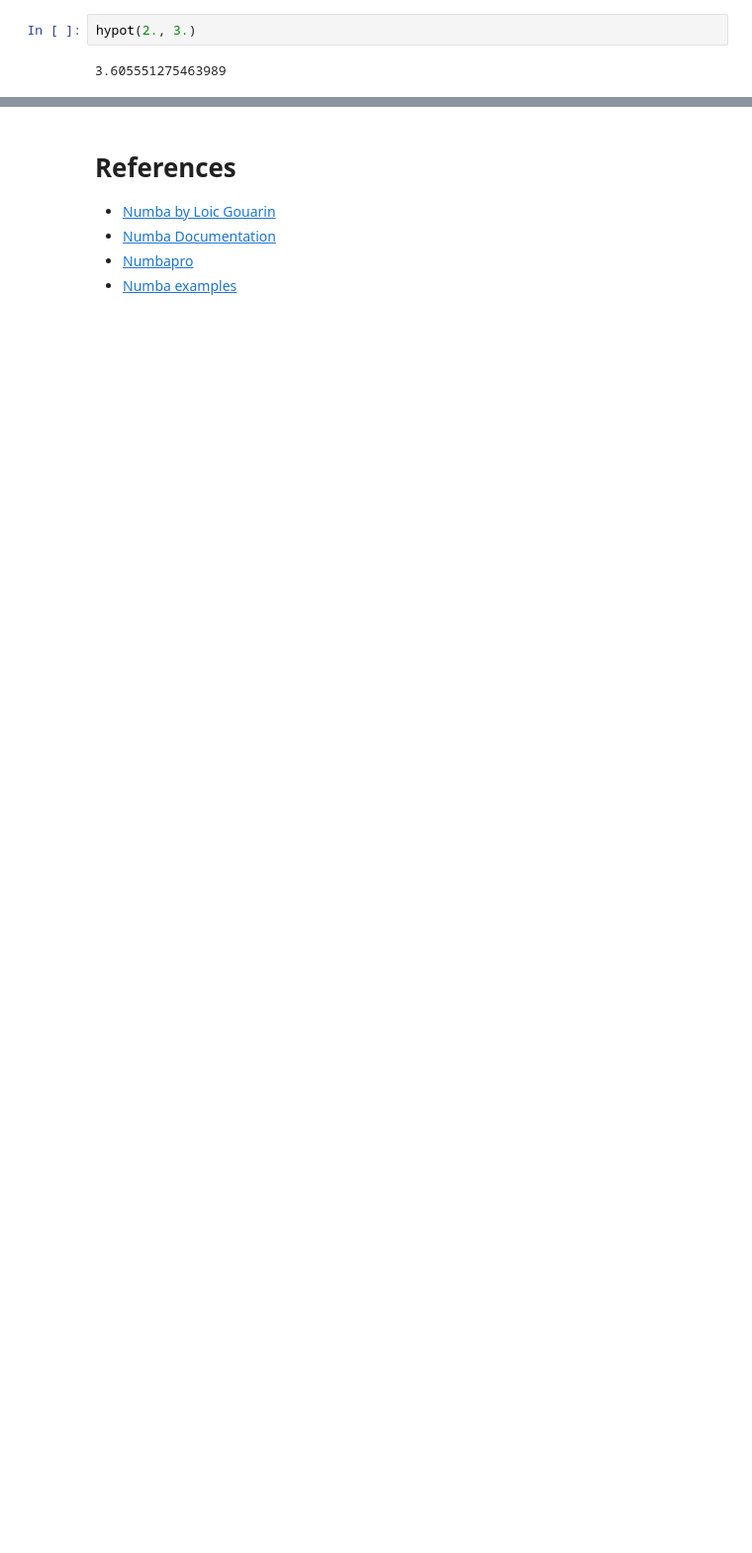
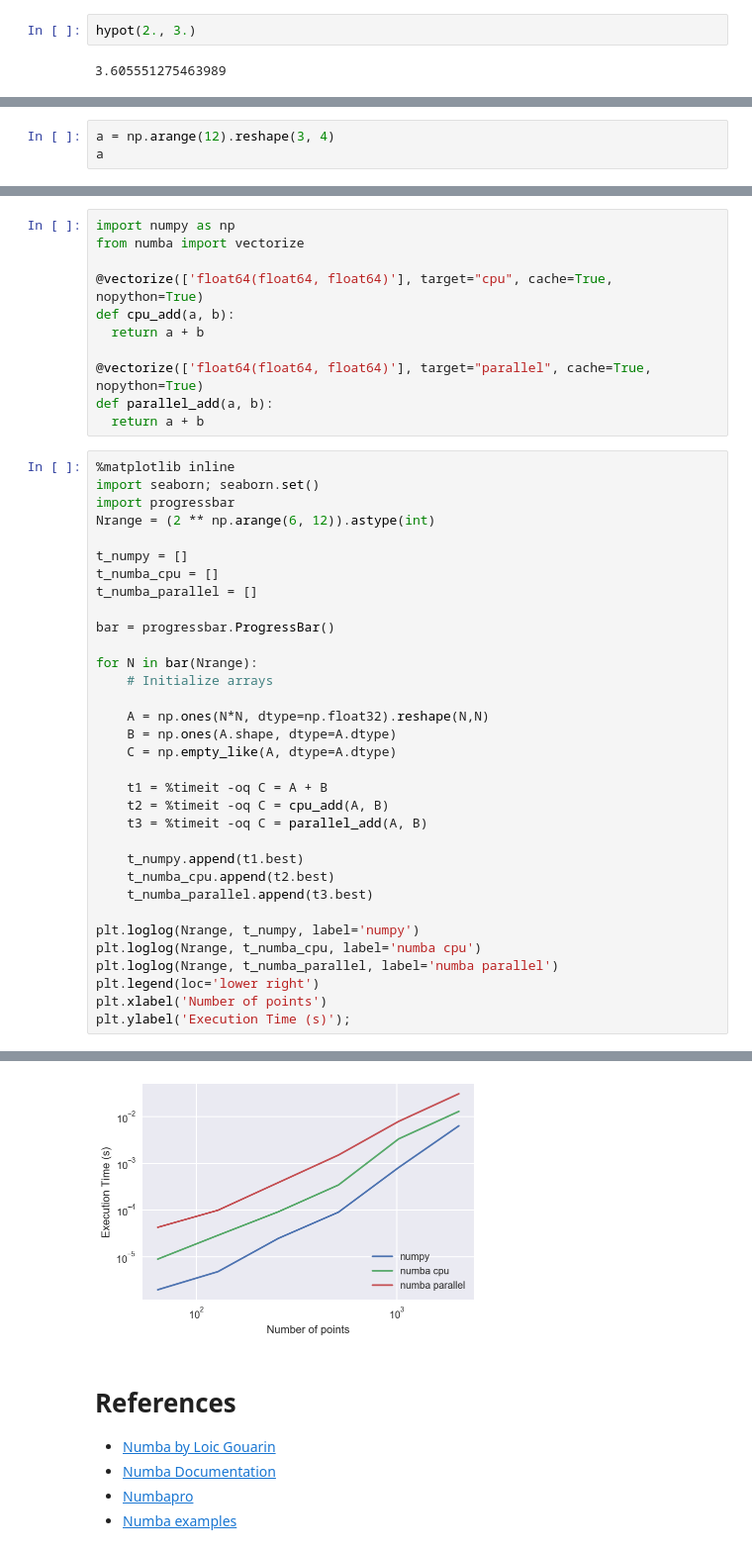
Before and after one commit to daniel-schaefer/python-notebooks, a Jupyter notebook: 19.Numba.ipynb, the cells around one changed output, grey strips where cells are left out. Shown at 99% size. Saved outputs shown, nothing was run; the diff lists cells and outputs as text; blank space fills up the shorter version.

Commit message:
Add number notebook

```diff
--- a/19.Numba.ipynb
+++ b/19.Numba.ipynb
@@ -285,0 +244,3 @@ library cusparse not found
+# %%
+a = np.arange(12).reshape(3, 4)
+a
@@ -285,0 +378,45 @@ library cusparse not found
+# %%
+import numpy as np
+from numba import vectorize
+
+@vectorize(['float64(float64, float64)'], target="cpu", cache=True, nopython=True)
+def cpu_add(a, b):
+  return a + b
+
+@vectorize(['float64(float64, float64)'], target="parallel", cache=True, nopython=True)
+def parallel_add(a, b):
+  return a + b
+# %%
+%matplotlib inline
+import seaborn; seaborn.set()
+import progressbar
+Nrange = (2 ** np.arange(6, 12)).astype(int)
+
+t_numpy = []
+t_numba_cpu = []
+t_numba_parallel = []
+
+bar = progressbar.ProgressBar()
+
+for N in bar(Nrange):
+    # Initialize arrays
+
+    A = np.ones(N*N, dtype=np.float32).reshape(N,N)
+    B = np.ones(A.shape, dtype=A.dtype)
+    C = np.empty_like(A, dtype=A.dtype)
+
+    t1 = %timeit -oq C = A + B
+    t2 = %timeit -oq C = cpu_add(A, B)
+    t3 = %timeit -oq C = parallel_add(A, B)
+
+    t_numpy.append(t1.best)
+    t_numba_cpu.append(t2.best)
+    t_numba_parallel.append(t3.best)
+
+plt.loglog(Nrange, t_numpy, label='numpy')
+plt.loglog(Nrange, t_numba_cpu, label='numba cpu')
+plt.loglog(Nrange, t_numba_parallel, label='numba parallel')
+plt.legend(loc='lower right')
+plt.xlabel('Number of points')
+plt.ylabel('Execution Time (s)');
+# %% [output]
@@ -286,3 +424,4 @@ library cusparse not found
+[figure, added]
 # %% [markdown]
 # References
 
```
Also changed, not shown: parts of 42 cells of this notebook.
